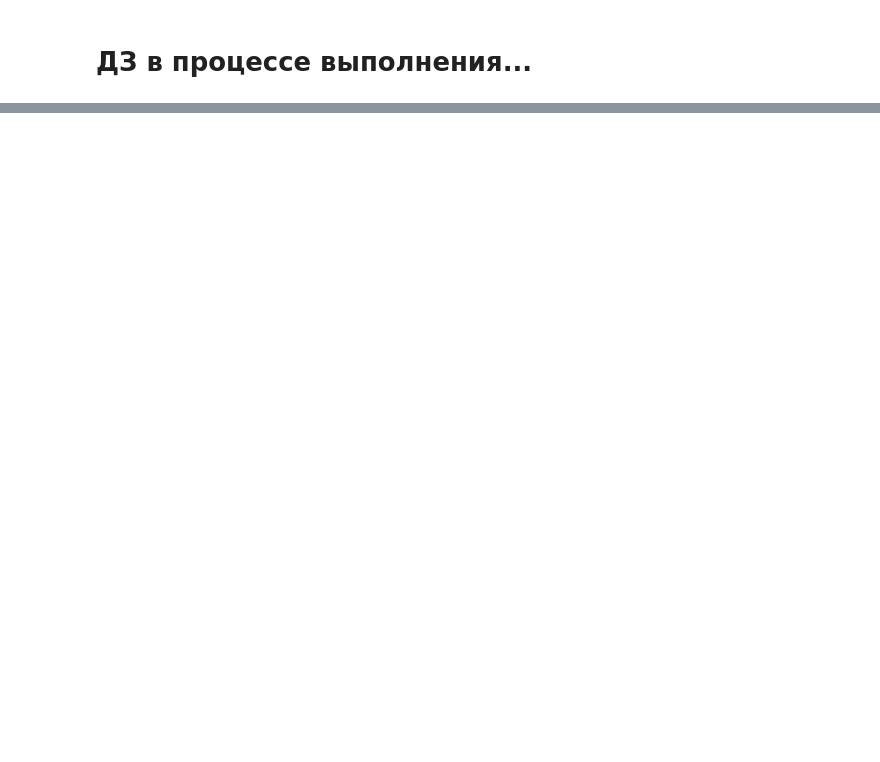
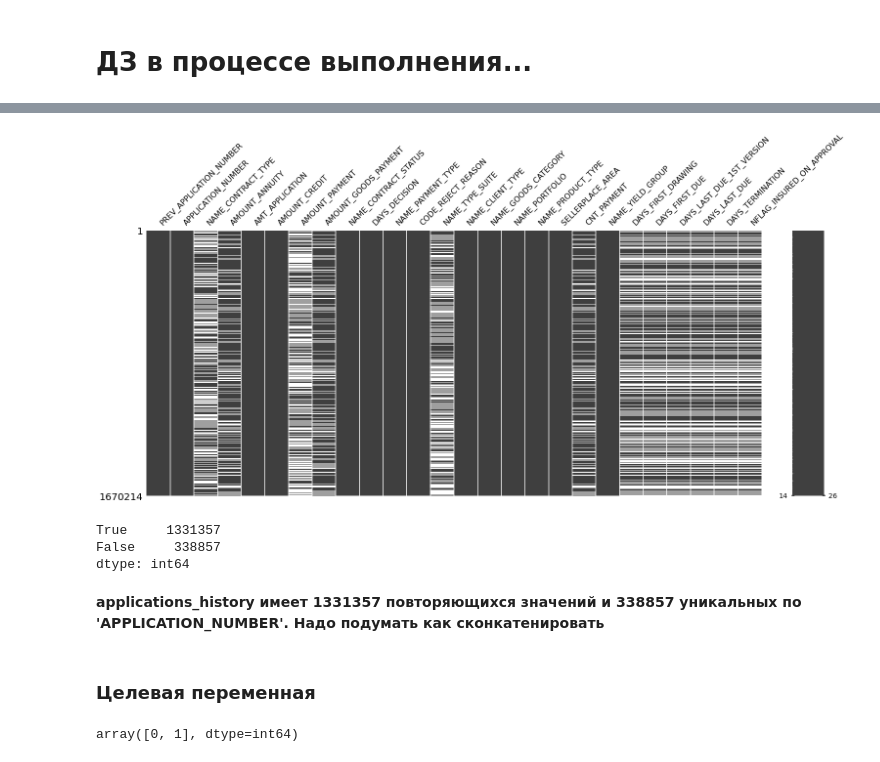
Before and after one commit to AndreiBazhenau/gb, a Jupyter notebook: kaggle/hw_7.ipynb, the cells around one changed output, grey strips where cells are left out. Cells and saved outputs as stored; diff of their text form; code cells hidden in the pictures; blank space fills up the shorter version.

```diff
--- a/kaggle/hw_7.ipynb
+++ b/kaggle/hw_7.ipynb
@@ -13,0 +392,18 @@
+# %%
+msno.matrix(applications_history);
+# %% [output]
+[figure, added]
+# %%
+applications_history.duplicated(subset=['APPLICATION_NUMBER']).value_counts()
+# %% [output]
+True     1331357
+False     338857
+dtype: int64
+# %% [markdown]
+**applications_history имеет 1331357 повторяющихся значений и 338857 уникальных по 'APPLICATION_NUMBER'. Надо подумать как сконкатенировать**
+# %% [markdown]
+### Целевая переменная
+# %%
+train['TARGET'].unique()
+# %% [output]
+array([0, 1], dtype=int64)
```
Also changed, not shown: parts of 117 cells of this notebook, 18 other files.
